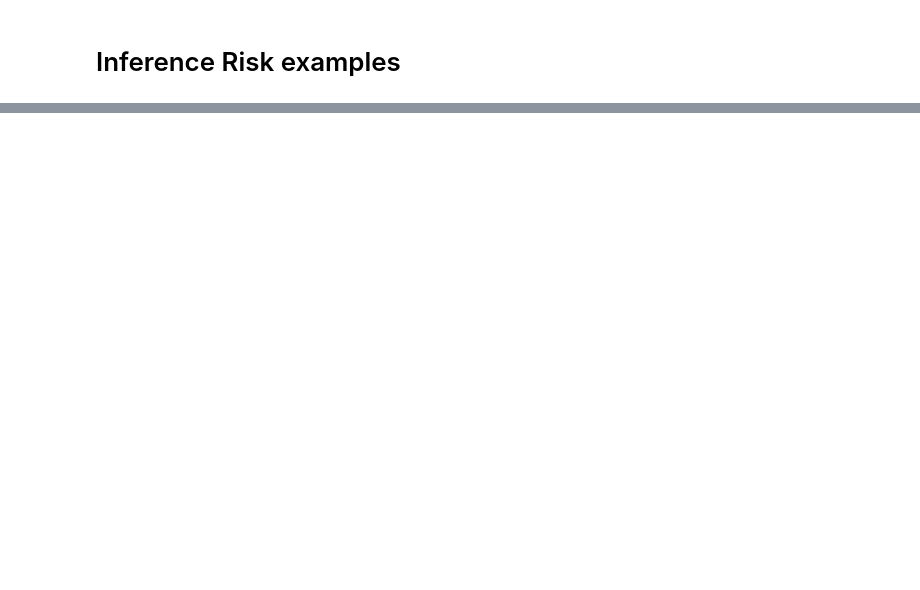
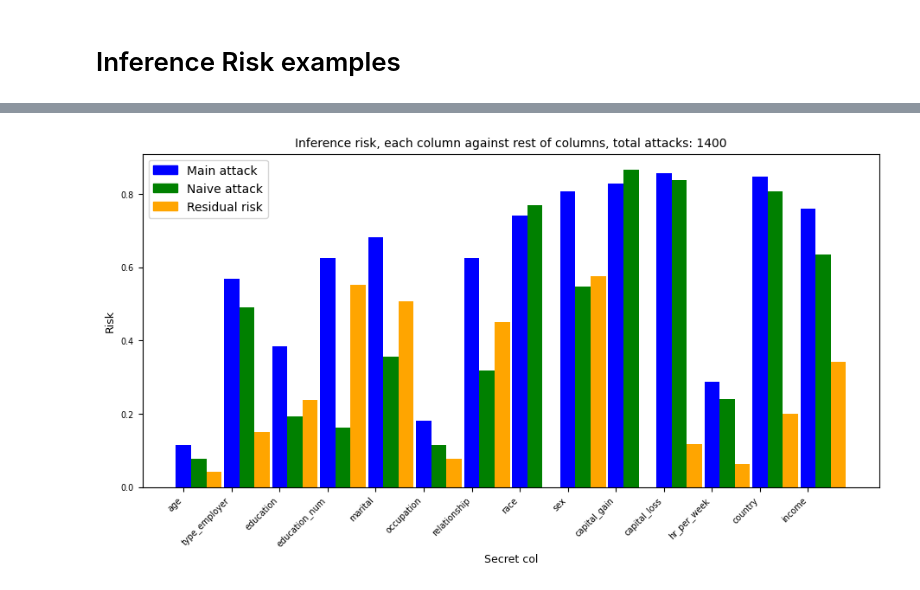
Before and after one commit to aidotse/LeakPro, a Jupyter notebook: leakpro/synthetic_data_attacks/examples/inference_example.ipynb, the cells around one changed output, grey strips where cells are left out. Cells and saved outputs as stored; diff of their text form; code cells hidden in the pictures; blank space fills up the shorter version.

Commit message:
GPJ: adding inference_risk_evaluation_each_against_rest_columns

```diff
--- a/leakpro/synthetic_data_attacks/examples/inference_example.ipynb
+++ b/leakpro/synthetic_data_attacks/examples/inference_example.ipynb
@@ -36,0 +75,8 @@ Residual rate: 0.00%
+# %%
+#Get inference risk results from json file
+inf_res = load_inference_results(dataset="adults")
+# %%
+#Plot inference risk evaluation each column against rest of columns
+plot_ir_each_against_rest_columns(inf_res=inf_res)
+# %% [output]
+[figure, added]
```
Also changed, not shown: parts of 5 cells of this notebook, 8 other files.
